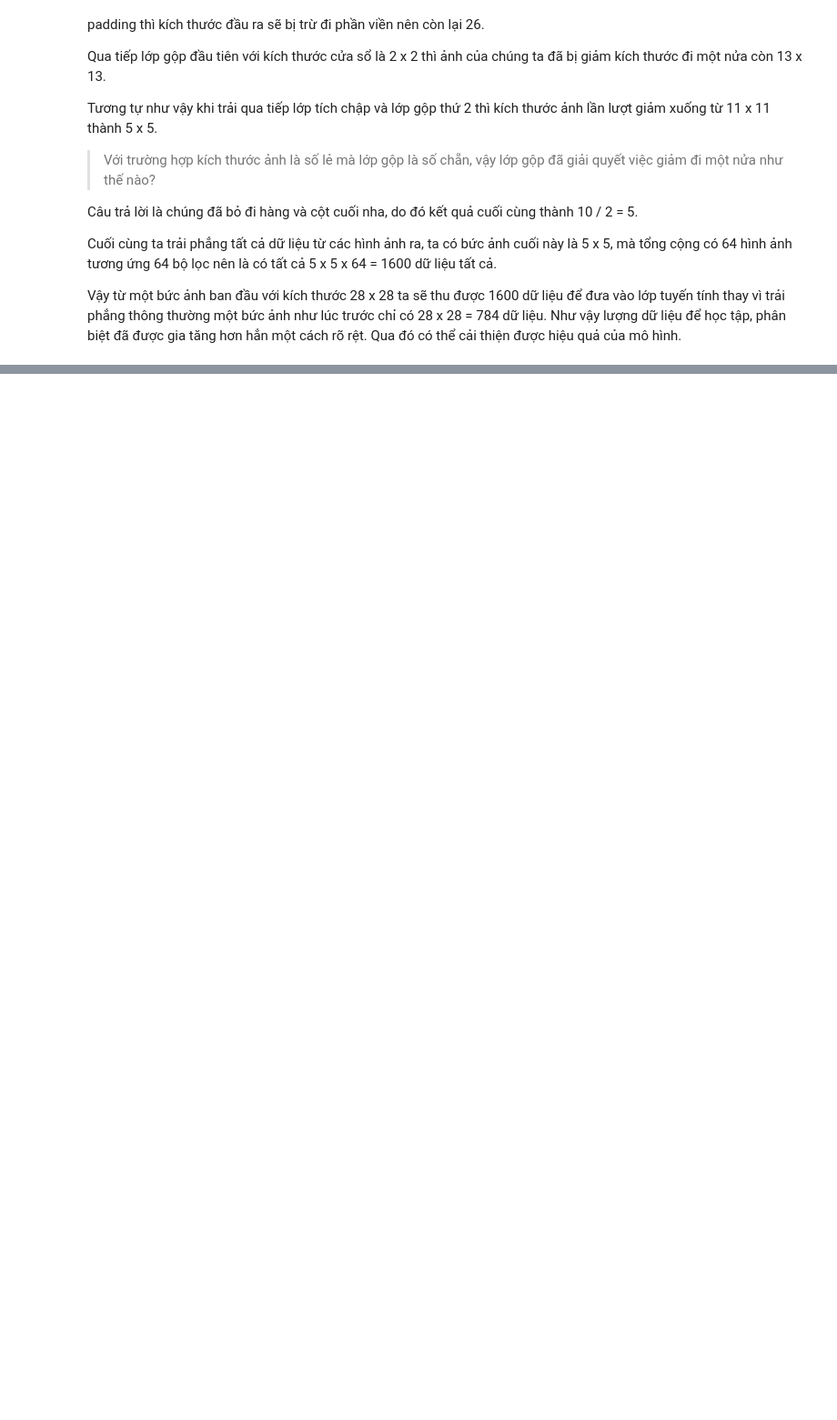
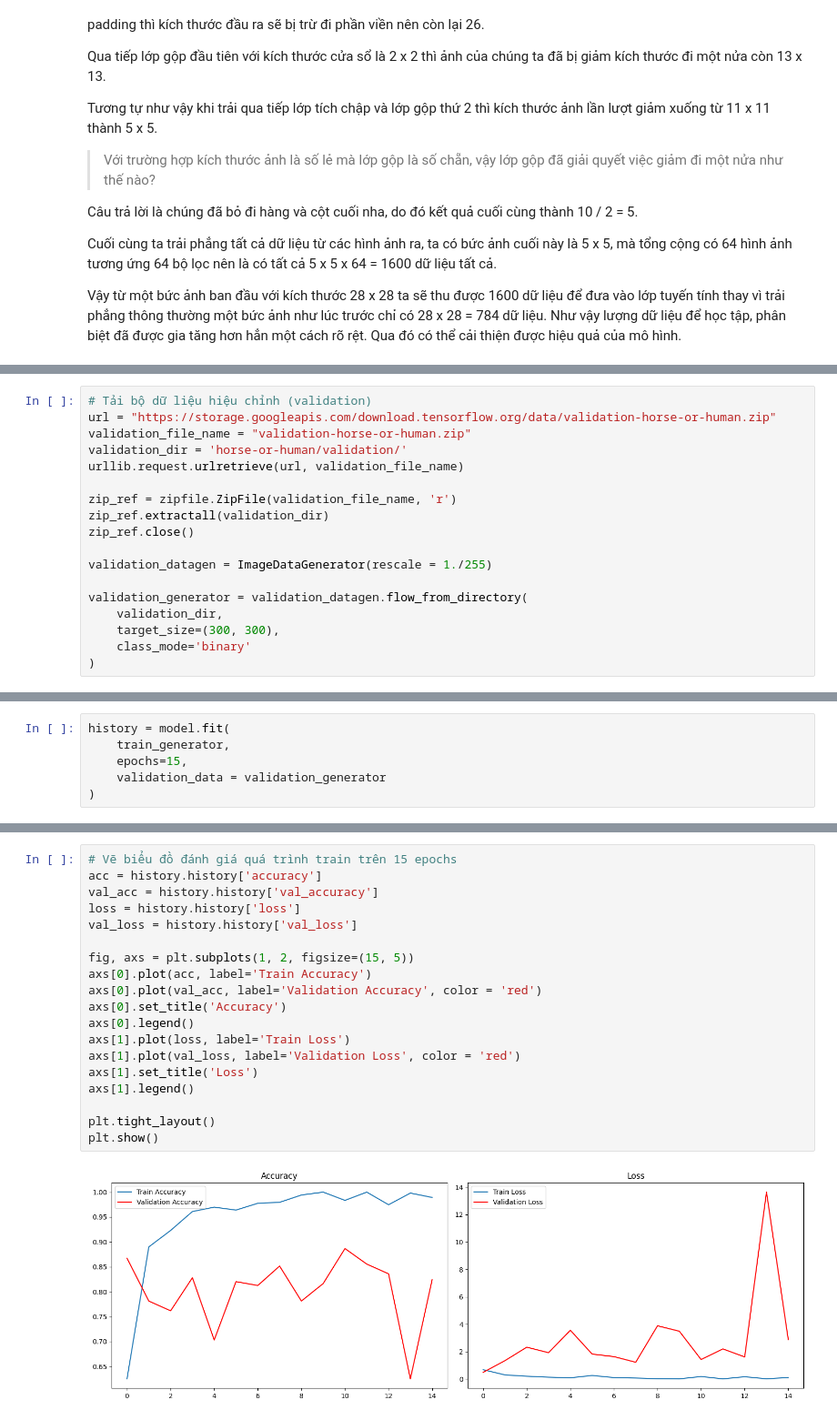
Before and after one commit to brianhuster/AI_and_Machine_Learning_for_Coders, a Jupyter notebook: Chapter3_Going_Beyond_the_Basics_Detecting_Features_in_Images.ipynb, the cells around one changed output, grey strips where cells are left out. Shown at 91% size. Saved outputs shown, nothing was run; the diff lists cells and outputs as text; blank space fills up the shorter version.

```diff
--- a/Chapter3_Going_Beyond_the_Basics_Detecting_Features_in_Images.ipynb
+++ b/Chapter3_Going_Beyond_the_Basics_Detecting_Features_in_Images.ipynb
@@ -395,0 +461,18 @@ Cuối cùng ta trải phẳng tất cả dữ liệu từ các hình ảnh ra,
+# %%
+# Tải bộ dữ liệu hiệu chỉnh (validation)
+url = "https://storage.googleapis.com/download.tensorflow.org/data/validation-horse-or-human.zip"
+validation_file_name = "validation-horse-or-human.zip"
+validation_dir = 'horse-or-human/validation/'
+urllib.request.urlretrieve(url, validation_file_name)
+
+zip_ref = zipfile.ZipFile(validation_file_name, 'r')
+zip_ref.extractall(validation_dir)
+zip_ref.close()
+
+validation_datagen = ImageDataGenerator(rescale = 1./255)
+
+validation_generator = validation_datagen.flow_from_directory(
+    validation_dir,
+    target_size=(300, 300),
+    class_mode='binary'
+)
@@ -395,0 +510,6 @@ Cuối cùng ta trải phẳng tất cả dữ liệu từ các hình ảnh ra,
+# %%
+history = model.fit(
+    train_generator,
+    epochs=15,
+    validation_data = validation_generator
+)
@@ -395,0 +535,21 @@ Cuối cùng ta trải phẳng tất cả dữ liệu từ các hình ảnh ra,
+# %%
+# Vẽ biểu đồ đánh giá quá trình train trên 15 epochs
+acc = history.history['accuracy']
+val_acc = history.history['val_accuracy']
+loss = history.history['loss']
+val_loss = history.history['val_loss']
+
+fig, axs = plt.subplots(1, 2, figsize=(15, 5))
+axs[0].plot(acc, label='Train Accuracy')
+axs[0].plot(val_acc, label='Validation Accuracy', color = 'red')
+axs[0].set_title('Accuracy')
+axs[0].legend()
+axs[1].plot(loss, label='Train Loss')
+axs[1].plot(val_loss, label='Validation Loss', color = 'red')
+axs[1].set_title('Loss')
+axs[1].legend()
+
+plt.tight_layout()
+plt.show()
+# %% [output]
+[figure, added]
```
Also changed, not shown: parts of 24 cells of this notebook.
